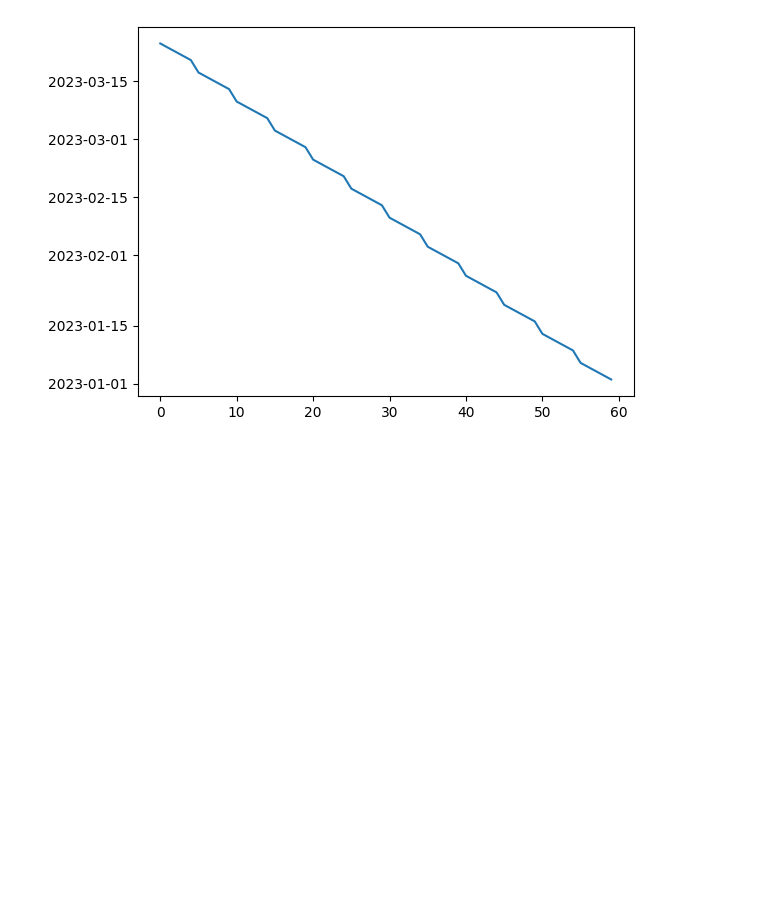
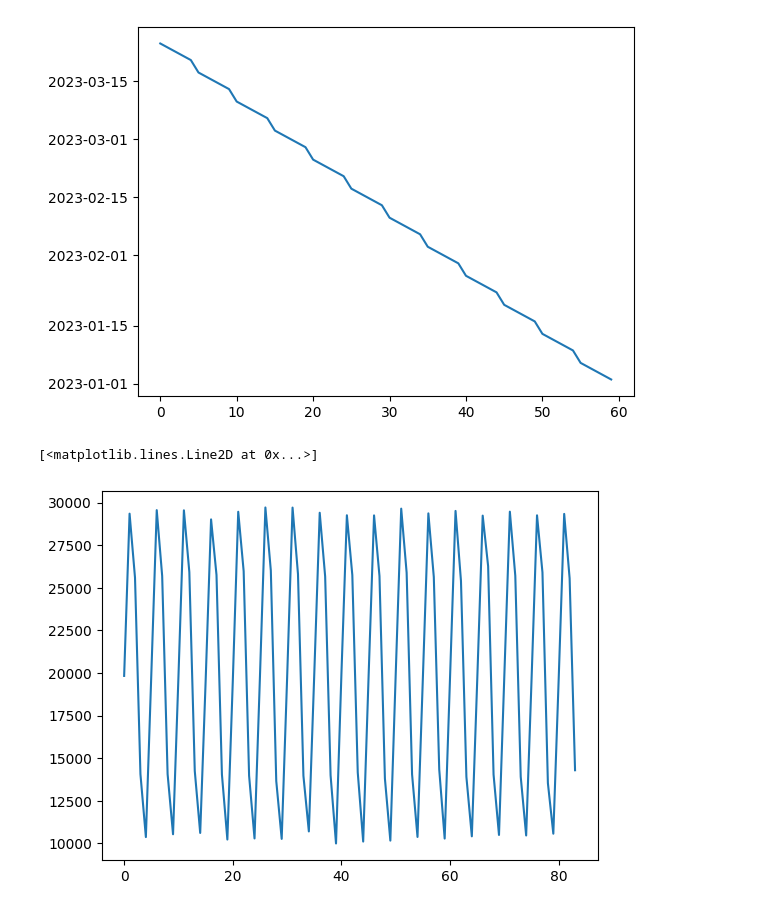
Before and after one commit to c-Stats/delta_test_bnc, a Jupyter notebook: notebooks/dev_notebook.ipynb, the cells around one changed output. Saved outputs shown, nothing was run; the diff lists cells and outputs as text; code cells hidden in the pictures; blank space fills up the shorter version.

```diff
--- a/notebooks/dev_notebook.ipynb
+++ b/notebooks/dev_notebook.ipynb
@@ -25,3 +24,16 @@ plt.plot(dates)
 # %% [output]
 [<matplotlib.lines.Line2D at 0x...>]
 [figure]
+# %%
+#Dummy volume
+vol = 10000
+nrows = np.array([int(vol * (2 + math.sin(i * 2*math.pi/5))) for i in range(ndays)])
+
+sdev = int(vol/50)
+nrows = nrows + np.array([int(np.random.normal(0, sdev)) for n in range(ndays)])
+nrows = vol + nrows - min(nrows)
+# %%
+plt.plot(nrows)
+# %% [output]
+[<matplotlib.lines.Line2D at 0x...>]
+[figure, added]
```
Also changed, not shown: parts of 6 cells of this notebook, 1 other file.
